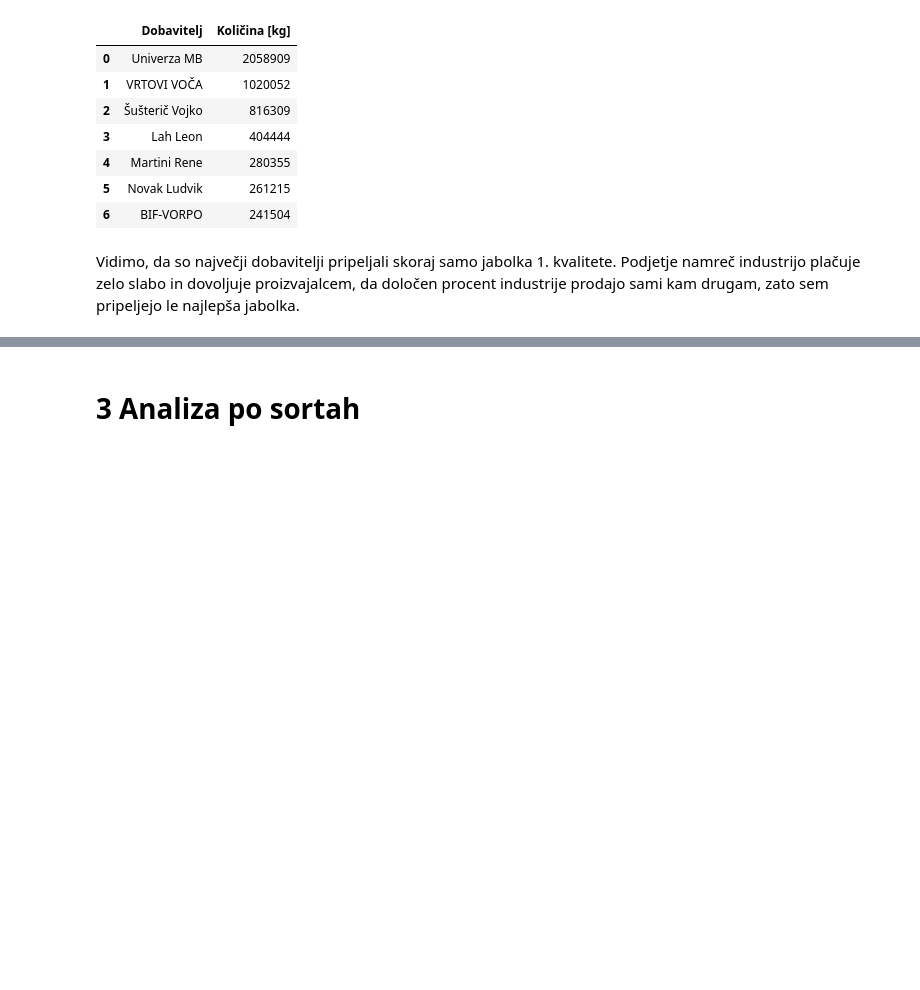
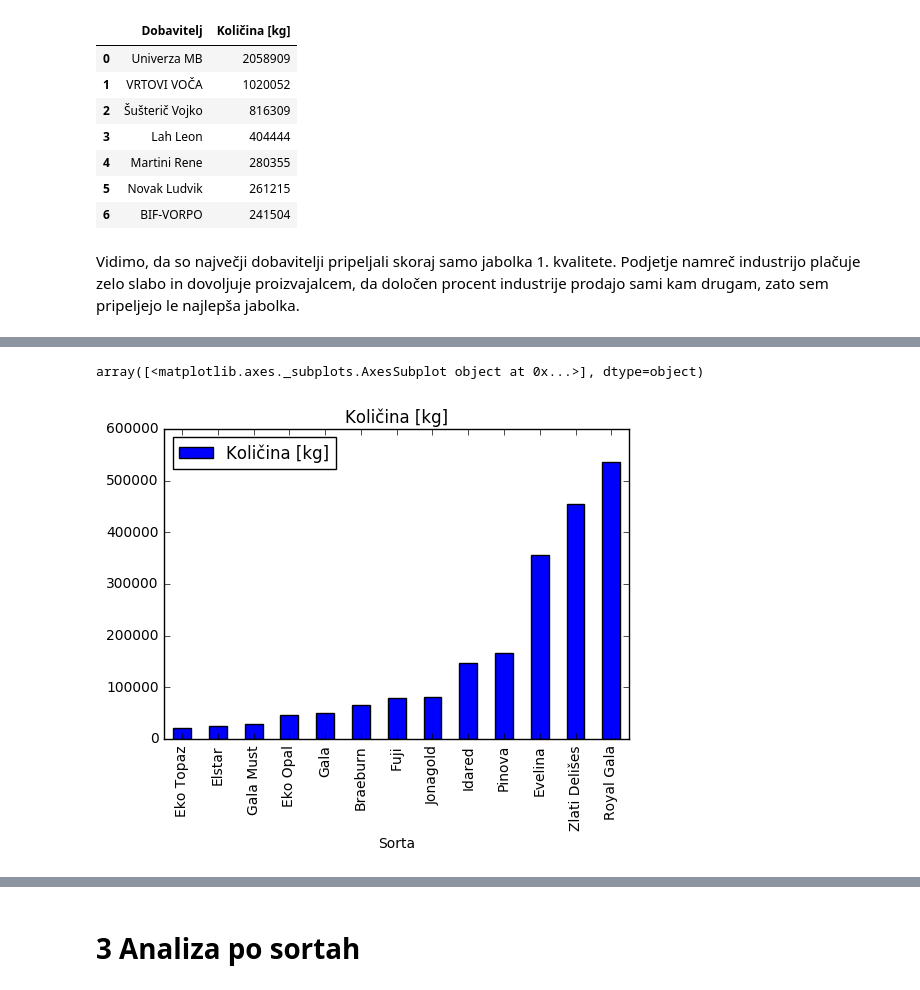
Before and after one commit to adrstvensek/Kvaliteta-prejetega-sadja, a Jupyter notebook: Projekt.ipynb, the cells around one changed output, grey strips where cells are left out. Cells and saved outputs as stored; diff of their text form; code cells hidden in the pictures; blank space fills up the shorter version.

```diff
--- a/Projekt.ipynb
+++ b/Projekt.ipynb
@@ -177,3 +149,6 @@ pd.merge(količina_na_dobavitelja_index, dobavitelji_prva_index)
 | 6 | BIF-VORPO | 241504 |
 # %% [markdown]
 Vidimo, da so največji dobavitelji pripeljali skoraj samo jabolka 1. kvalitete. Podjetje namreč industrijo plačuje zelo slabo in dovoljuje proizvajalcem, da določen procent industrije prodajo sami kam drugam, zato sem pripeljejo le najlepša jabolka.
+# %%
+univerza_mb = kvaliteta.groupby(['Dobavitelj']).get_group('Univerza MB').groupby('Sorta').sum().sort_values('Količina [kg]')
+univerza_mb
@@ -180 +171,6 @@ Vidimo, da so največji dobavitelji pripeljali skoraj samo jabolka 1. kvalitete.
+# %%
+univerza_mb.plot(kind='bar', subplots=True)
+# %% [output]
+array([<matplotlib.axes._subplots.AxesSubplot object at 0x...>], dtype=object)
+[figure, added]
 # %%
```
Also changed, not shown: parts of 30 cells of this notebook.
